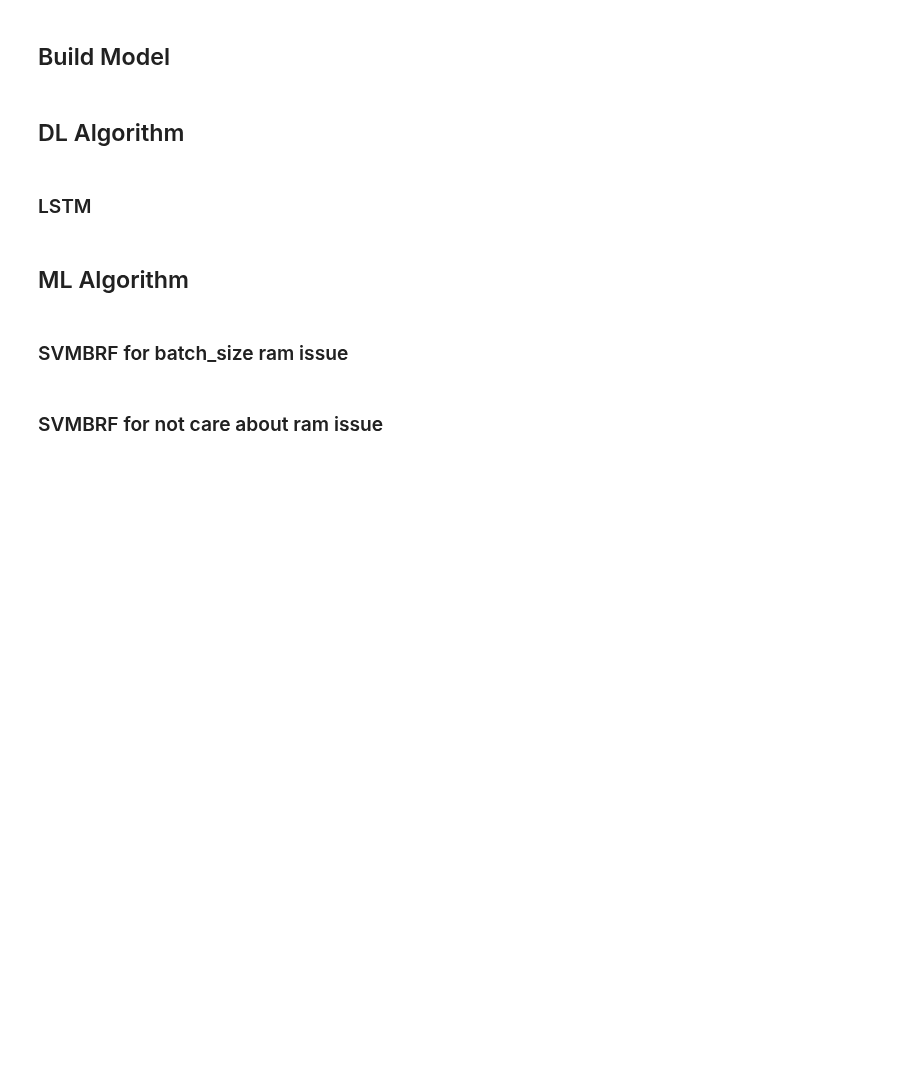
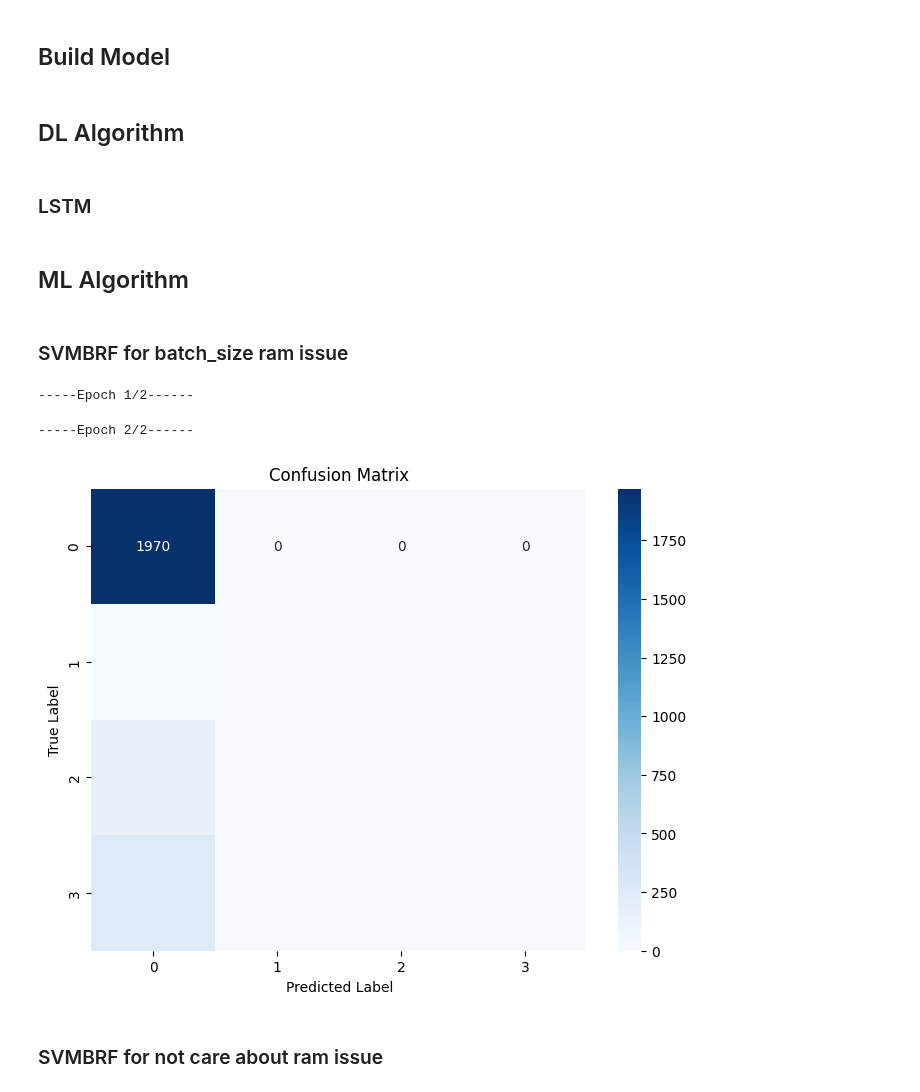
Before and after one commit to Trinhtruc1831/ECG, a Jupyter notebook: train/PastECG_FutureCls.ipynb, the cells around one changed output. Cells and saved outputs as stored; diff of their text form; code cells hidden in the pictures; blank space fills up the shorter version.

Commit message:
fit_partial

```diff
--- a/train/PastECG_FutureCls.ipynb
+++ b/train/PastECG_FutureCls.ipynb
@@ -152,10 +170,17 @@ def build_model_cls(model_name,epochs):
         adam = tf.keras.optimizers.legacy.Adam(learning_rate=learning_rate)
         model.compile(loss='sparse_categorical_crossentropy', optimizer=adam, metrics=['accuracy'])
 
-    elif model_name == "SVMSGDClassifier":
+    elif model_name == "SGDClassifier":
         model = SGDClassifier(learning_rate = 'constant', eta0 = 0.1, shuffle = False, max_iter = 1)
+    elif model_name == "MultinomialNB":
+        model = MultinomialNB(learning_rate = 'constant', eta0 = 0.1, shuffle = False, max_iter = 1)
+    elif model_name == "BernoulliNB":
+        model = BernoulliNB(learning_rate = 'constant', eta0 = 0.1, shuffle = False, max_iter = 1)
+    elif model_name == "PassiveAggressiveClassifier":
+        model = PassiveAggressiveClassifier(learning_rate = 'constant', eta0 = 0.1, shuffle = False, max_iter = 1)
     elif model_name == "SVMRBF":
         model = SVC(kernel='rbf', C=1.0, gamma='scale')
+
     return model
 # %% [markdown]
 ## DL Algorithm
@@ -173,7 +198,7 @@ print("Saved model to disk")
 # %% [markdown]
 ### SVMBRF for batch_size ram issue
 # %%
-model_name = "SVMSGDClassifier"
+model_name = "SGDClassifier"
 epochs = 2
 model = build_model_cls(model_name, epochs = epochs)
 
@@ -187,16 +212,19 @@ for k in range(epochs):
         # Generate some sample data
         X_train_batch = X_train_batch.reshape(batch_size, window_input*length_ecg)
 
-        # Step 1: RBF Kernel Approximation
-        rbf_feature = RBFSampler(gamma=1, random_state=42)
-        X_train_rbf = rbf_feature.fit_transform(X_train_batch)
-        # X_test_rbf = rbf_feature.transform(X_test)
+        # # Step 1: RBF Kernel Approximation
+        # rbf_feature = RBFSampler(gamma=1, random_state=42)
+        # X_train_rbf = rbf_feature.fit_transform(X_train_batch)
+        # # X_test_rbf = rbf_feature.transform(X_test)
 
-        model.partial_fit(X_train_rbf,y_train_batch, classes=list(range(5)))
+        model.partial_fit(X_train_batch,y_train_batch, classes=list(range(5)))
 
 pkl_filename = f"trained/{model_name}_PastECG_FutureCls_{minute_input}-mininput_{minute_output}-minoutput.sav"
 with open(pkl_filename, 'wb') as file:
     pickle.dump(model, file)
+# %% [output]
+-----Epoch 1/2------
+-----Epoch 2/2------
 # %%
 pkl_filename = f"trained/{model_name}_PastECG_FutureCls_{minute_input}-mininput_{minute_output}-minoutput.sav"
 loaded_model = pickle.load(open(pkl_filename, 'rb'))
@@ -211,15 +239,15 @@ for i in tqdm(range(len(test_loader))):
     y_test_batch = test_loader[i][1]
 
 
-    # Generate some sample data
-    X_train_batch = X_train_batch.reshape(batch_size, window_input*length_ecg)
+    # # Generate some sample data
+    # X_train_batch = X_train_batch.reshape(batch_size, window_input*length_ecg)
     X_test_batch = X_test_batch.reshape(batch_size, window_input*length_ecg)
 
 
-    # Step 1: RBF Kernel Approximation
-    rbf_feature = RBFSampler(gamma=1, random_state=42)
-    rbf_feature.fit_transform(X_train_batch)
-    X_test_rbf = rbf_feature.transform(X_test_batch)
+    # # Step 1: RBF Kernel Approximation
+    # rbf_feature = RBFSampler(gamma=1, random_state=42)
+    # rbf_feature.fit_transform(X_train_batch)
+    # X_test_rbf = rbf_feature.transform(X_test_batch)
 
     Y_preds = loaded_model.predict(X_test_batch)
 
@@ -230,11 +255,13 @@ print(y_pred_all.shape)
 # %%
 conf_matrix = confusion_matrix(y_test, y_pred_all)
 plt.figure(figsize=(8, 6))
-sns.heatmap(conf_matrix, annot=True, fmt="d", cmap="Blues", xticklabels=iris.target_names, yticklabels=iris.target_names)
+sns.heatmap(conf_matrix, annot=True, fmt="d", cmap="Blues")
 plt.xlabel('Predicted Label')
 plt.ylabel('True Label')
 plt.title('Confusion Matrix')
 plt.show()
+# %% [output]
+[figure, added]
 # %% [markdown]
 ### SVMBRF for not care about ram issue
 # %%
```
Also changed, not shown: parts of 7 cells of this notebook, 2 other files.
